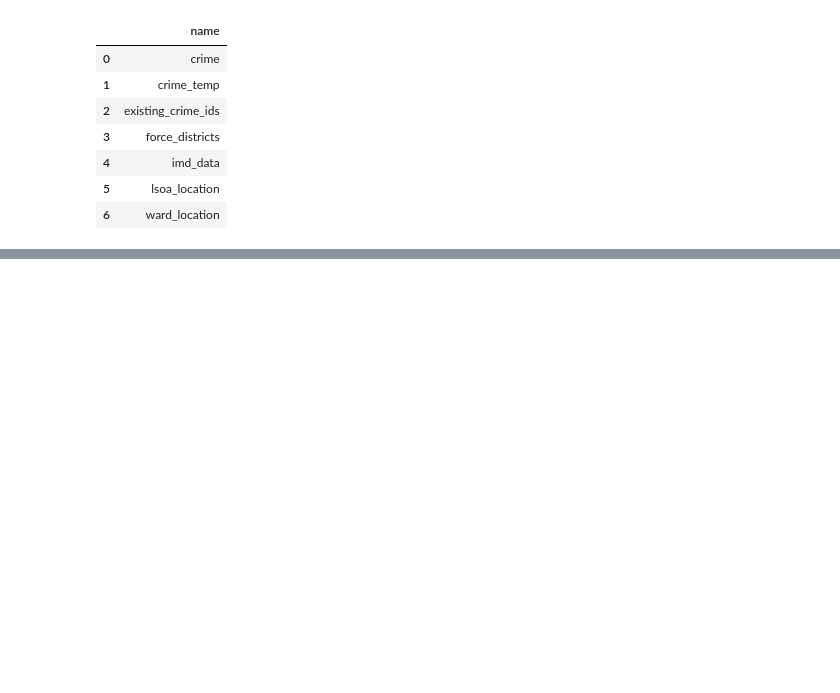
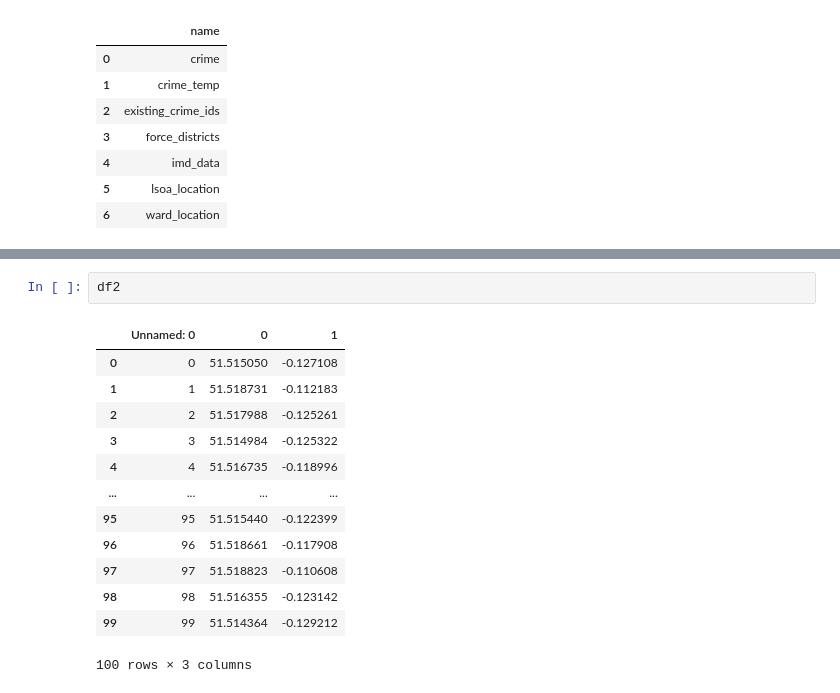
Before and after one commit to MilesDidden/Multi.-CBL-Group-04, a Jupyter notebook: Exploring_data_Miles.ipynb, the cells around one changed output, grey strips where cells are left out. Cells and saved outputs as stored; diff of their text form; blank space fills up the shorter version.

```diff
--- a/Exploring_data_Miles.ipynb
+++ b/Exploring_data_Miles.ipynb
@@ -359,0 +379,16 @@ Connection successfully closed!
+# %%
+df2
+# %% [output]
+|  | Unnamed: 0 | 0 | 1 |
+| 0 | 0 | 51.515050 | -0.127108 |
+| 1 | 1 | 51.518731 | -0.112183 |
+| 2 | 2 | 51.517988 | -0.125261 |
+| 3 | 3 | 51.514984 | -0.125322 |
+| 4 | 4 | 51.516735 | -0.118996 |
+| ... | ... | ... | ... |
+| 95 | 95 | 51.515440 | -0.122399 |
+| 96 | 96 | 51.518661 | -0.117908 |
+| 97 | 97 | 51.518823 | -0.110608 |
+| 98 | 98 | 51.516355 | -0.123142 |
+| 99 | 99 | 51.514364 | -0.129212 |
+100 rows × 3 columns
```
Also changed, not shown: parts of 5 cells of this notebook, 9 other files.
